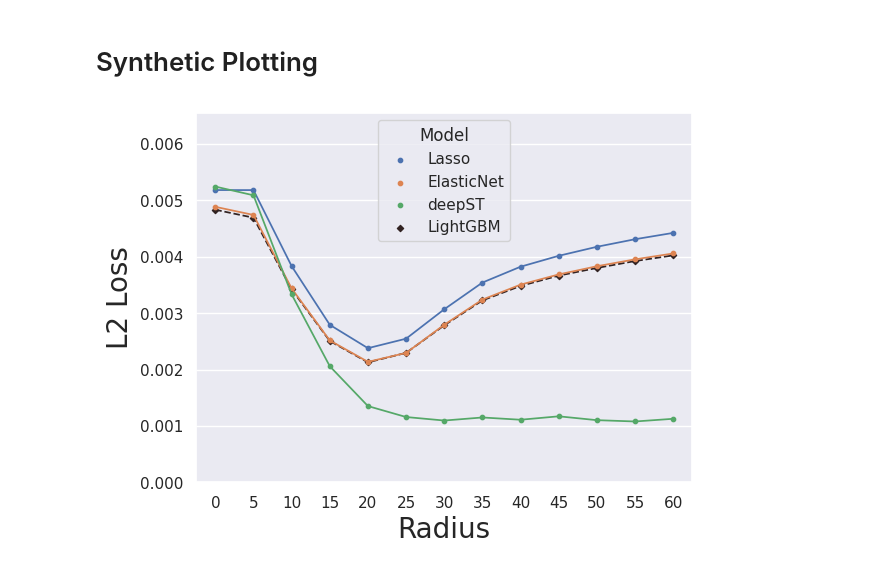
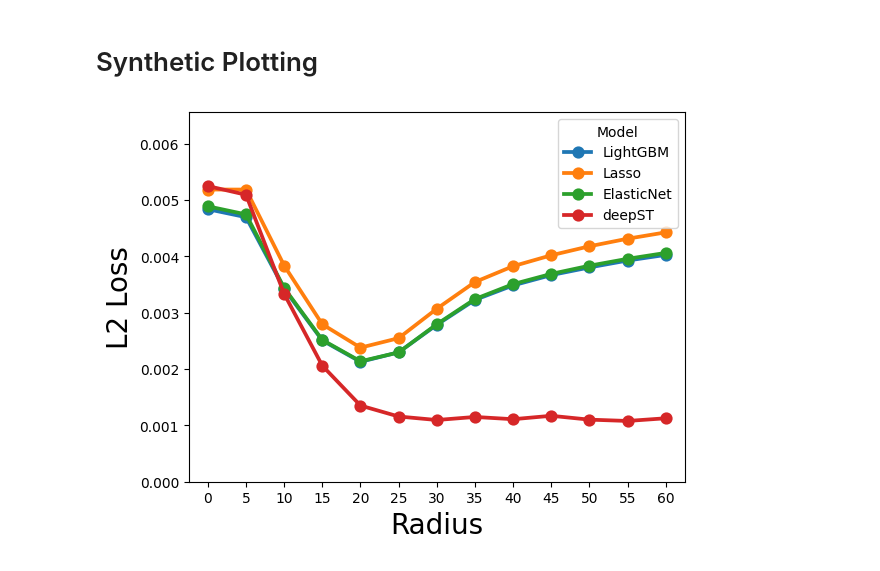
Before and after one commit to prob-ml/spice, a Jupyter notebook: examples/static/SyntheticResults.ipynb, the cells around one changed output. Saved outputs shown, nothing was run; the diff lists cells and outputs as text; code cells hidden in the pictures.

```diff
--- a/examples/static/SyntheticResults.ipynb
+++ b/examples/static/SyntheticResults.ipynb
@@ -397,27 +397,20 @@ TEST Profiler Report
 # %%
 EXPERIMENT_NUM = "Nonlinear"
 
-# Set styles before plotting
-plt.rcParams['font.family'] = 'DejaVu Sans'
-sns.set(rc={"lines.linewidth": 0.7})
+# Filter out Ridge and OLS models from the data
+filtered_data = data[(data['Experiment #'] == EXPERIMENT_NUM) & (data['Model'] != 'Ridge') & (data['Model'] != 'OLS')]
 
-# Create pointplot for all but the specific model
-model_to_highlight = "LightGBM"
-new_data = data[(data['Experiment #'] == EXPERIMENT_NUM) & ((data["Model"] != "OLS") & (data["Model"] != "Ridge") & (data['Model'] != model_to_highlight))]
-synth_results = sns.pointplot(x='Radius', y='L2 Loss', hue='Model', data=new_data)
+# Create pointplot for all models except Ridge and OLS
+synth_results = sns.pointplot(x='Radius', y='L2 Loss', hue='Model', data=filtered_data)
 
 # Set the y-limits
-synth_results.set_ylim(bottom=0, top=1.25*max(new_data["L2 Loss"]))
+synth_results.set_ylim(bottom=0, top=1.25*max(filtered_data["L2 Loss"]))
 
-# Label and title configurations
-synth_results.set_xlabel("Radius", fontsize=20)
-synth_results.set_ylabel("MSE Loss", fontsize=20)
-
-# Create pointplot just for the specific model to highlight
-highlight_data = data[(data['Model'] == model_to_highlight) & (data['Experiment #'] == EXPERIMENT_NUM)]
-sns.pointplot(x='Radius', y='L2 Loss', hue='Model', data=highlight_data, markers=["D"], linestyles=["--"], color="red", dodge=0.2)  # Use different markers and linestyles for emphasis if you like
+# Label and axis configurations
+synth_results.set_xlabel("Radius", fontsize = 20)
+synth_results.set_ylabel("MSE Loss", fontsize = 20)
 
 # Save the plot
 plt.savefig(f'synthetic{EXPERIMENT_NUM}.png', dpi=300, bbox_inches='tight')
 # %% [output]
-[figure, old version]
+[figure, new version]
```
Also changed, not shown: parts of 5 cells of this notebook, 13 other files.
